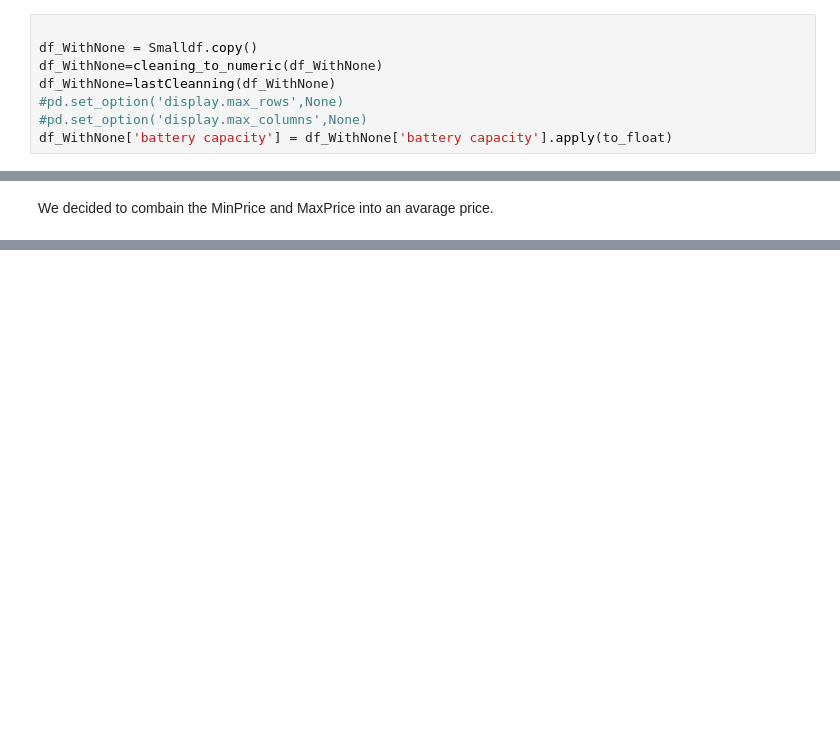
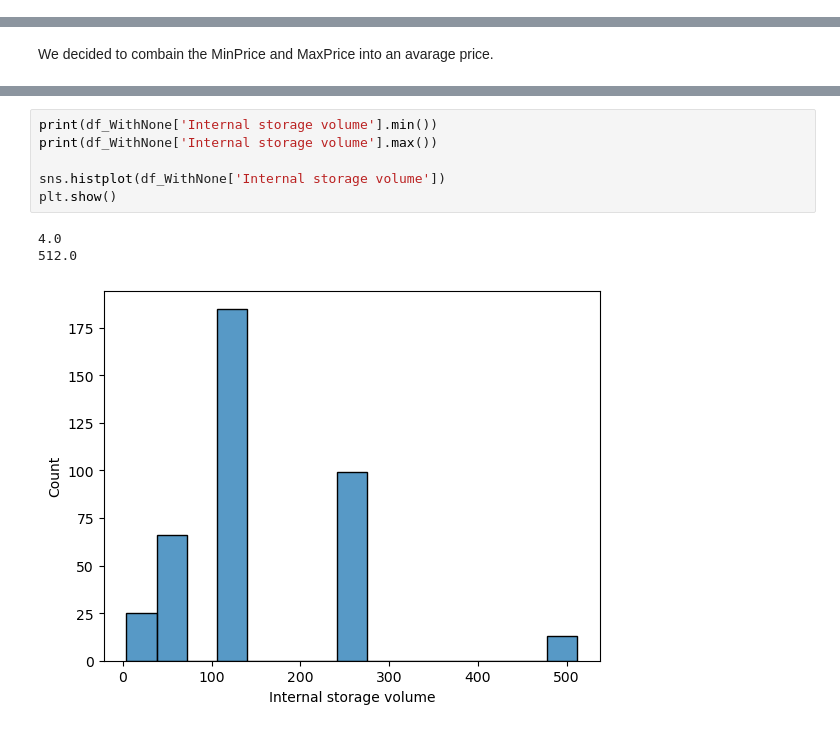
Before and after one commit to Davidtal1/PhoneProjects, a Jupyter notebook: PhonesProject.ipynb, the cells around one changed output, grey strips where cells are left out. Saved outputs shown, nothing was run; the diff lists cells and outputs as text; blank space fills up the shorter version.

```diff
--- a/PhonesProject.ipynb
+++ b/PhonesProject.ipynb
@@ -331,8 +329,0 @@ def to_float(x):
-# %%
-
-df_WithNone = Smalldf.copy()
-df_WithNone=cleaning_to_numeric(df_WithNone)
-df_WithNone=lastCleanning(df_WithNone)
-#pd.set_option('display.max_rows',None)
-#pd.set_option('display.max_columns',None)
-df_WithNone['battery capacity'] = df_WithNone['battery capacity'].apply(to_float)
@@ -394,0 +420,10 @@ We decided to combain the MinPrice and MaxPrice into an avarage price.
+# %%
+print(df_WithNone['Internal storage volume'].min())
+print(df_WithNone['Internal storage volume'].max())
+
+sns.histplot(df_WithNone['Internal storage volume'])
+plt.show()
+# %% [output]
+4.0
+512.0
+[figure, added]
```
Also changed, not shown: parts of 22 cells of this notebook.
